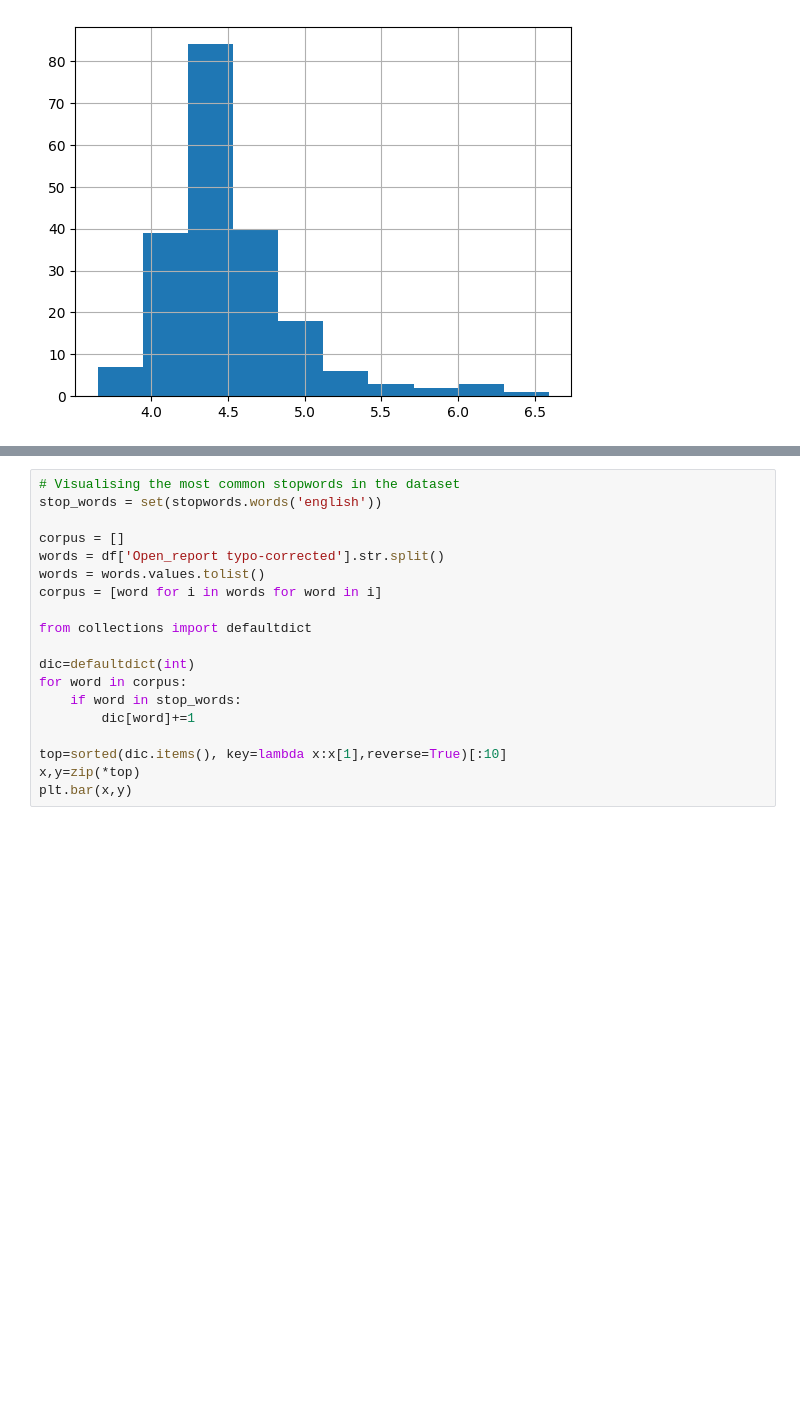
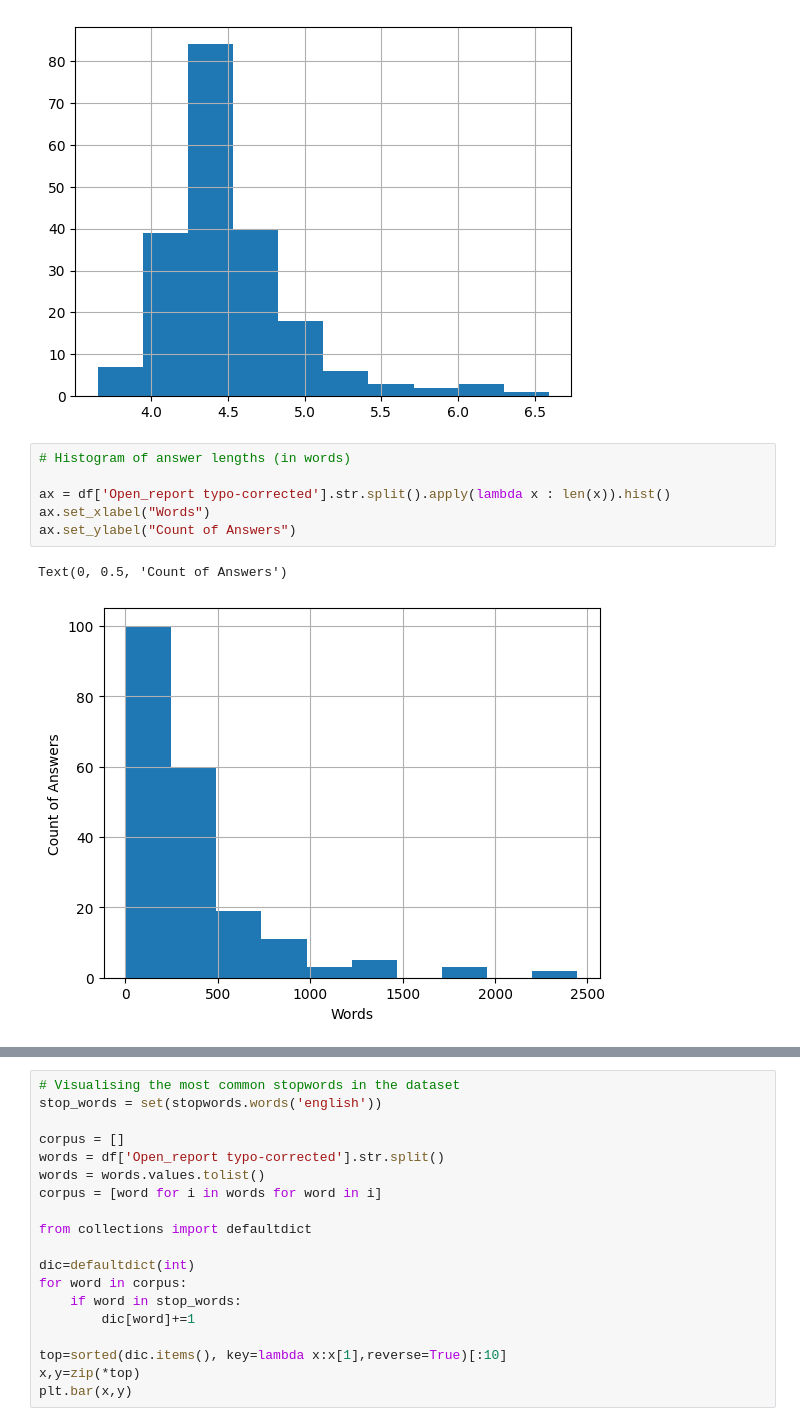
Before and after one commit to konstakm/psychedelics_vs_meditation_nlp, a Jupyter notebook: thesis analysis.ipynb, the cells around one changed output, grey strips where cells are left out. Cells and saved outputs as stored; diff of their text form; blank space fills up the shorter version.

```diff
--- a/thesis analysis.ipynb
+++ b/thesis analysis.ipynb
@@ -126,3 +191,12 @@ df['Open_report typo-corrected'].str.split().apply(lambda x : [len(i) for i in x
 # %% [output]
 <Axes: >
 [figure]
+# %%
+# Histogram of answer lengths (in words)
+
+ax = df['Open_report typo-corrected'].str.split().apply(lambda x : len(x)).hist()
+ax.set_xlabel("Words")
+ax.set_ylabel("Count of Answers")
+# %% [output]
+Text(0, 0.5, 'Count of Answers')
+[figure, added]
```
Also changed, not shown: parts of 89 cells of this notebook, 2 other files.
